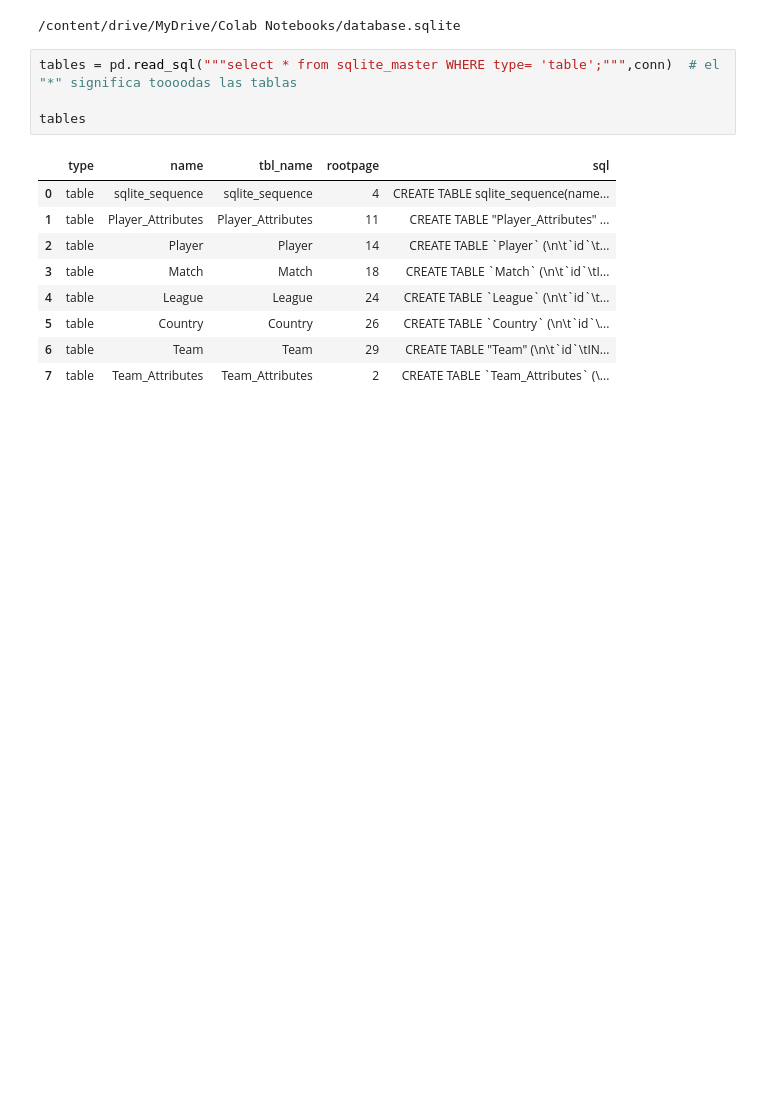
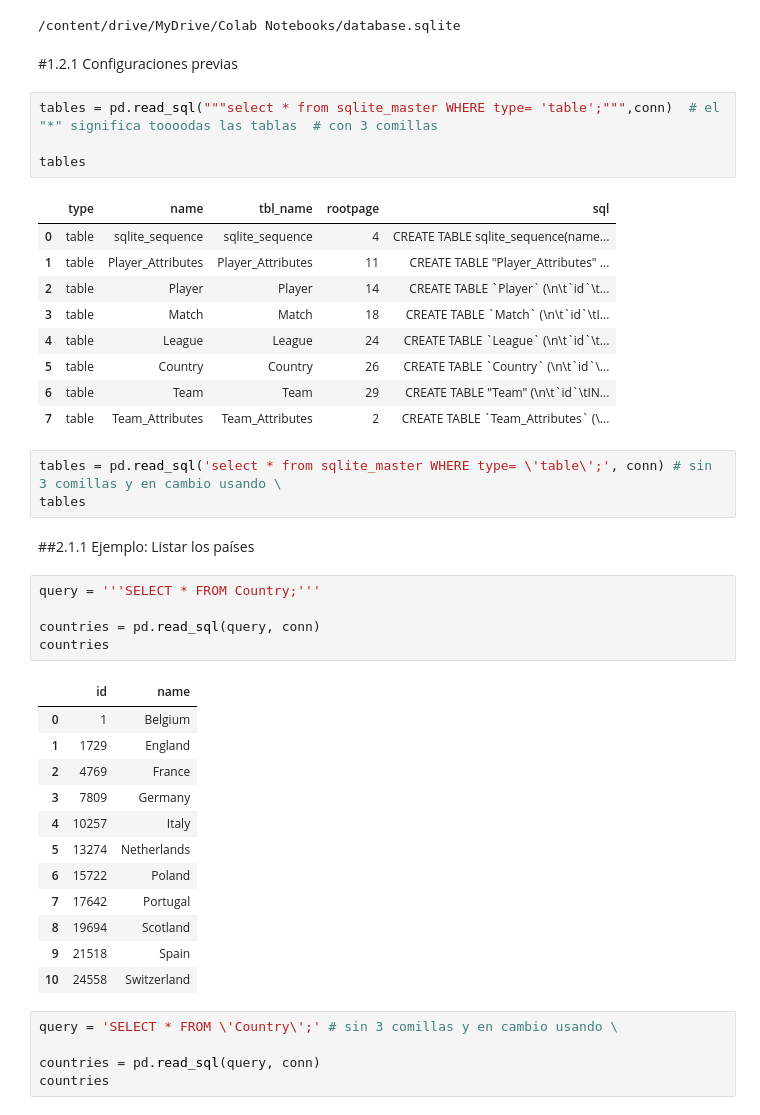
Before and after one commit to BladimirBL/Talento-Tech, a Jupyter notebook: Practrica_de_SQL.ipynb, the cells around one changed output. Drawn from its saved outputs; the diff is of its cells as text; blank space fills up the shorter version.

```diff
--- a/Practrica_de_SQL.ipynb
+++ b/Practrica_de_SQL.ipynb
@@ -24,8 +24,10 @@ conexion exitosa
 print (database)
 # %% [output]
 /content/drive/MyDrive/Colab Notebooks/database.sqlite
+# %% [markdown]
+#1.2.1 Configuraciones previas
 # %%
-tables = pd.read_sql("""select * from sqlite_master WHERE type= 'table';""",conn)  # el "*" significa toooodas las tablas
+tables = pd.read_sql("""select * from sqlite_master WHERE type= 'table';""",conn)  # el "*" significa toooodas las tablas  # con 3 comillas
 
 tables
 # %% [output]
@@ -38,3 +40,31 @@ tables
 | 5 | table | Country | Country | 26 | CREATE TABLE `Country` (\n\t`id`\... |
 | 6 | table | Team | Team | 29 | CREATE TABLE "Team" (\n\t`id`\tIN... |
 | 7 | table | Team_Attributes | Team_Attributes | 2 | CREATE TABLE `Team_Attributes` (\... |
+# %%
+tables = pd.read_sql('select * from sqlite_master WHERE type= \'table\';', conn) # sin 3 comillas y en cambio usando \
+tables
+# %% [markdown]
+##2.1.1 Ejemplo: Listar los países
+# %%
+query = '''SELECT * FROM Country;'''
+
+countries = pd.read_sql(query, conn)
+countries
+# %% [output]
+|  | id | name |
+| 0 | 1 | Belgium |
+| 1 | 1729 | England |
+| 2 | 4769 | France |
+| 3 | 7809 | Germany |
+| 4 | 10257 | Italy |
+| 5 | 13274 | Netherlands |
+| 6 | 15722 | Poland |
+| 7 | 17642 | Portugal |
+| 8 | 19694 | Scotland |
+| 9 | 21518 | Spain |
+| 10 | 24558 | Switzerland |
+# %%
+query = 'SELECT * FROM \'Country\';' # sin 3 comillas y en cambio usando \
+
+countries = pd.read_sql(query, conn)
+countries
```
Also changed, not shown: parts of 4 cells of this notebook.
